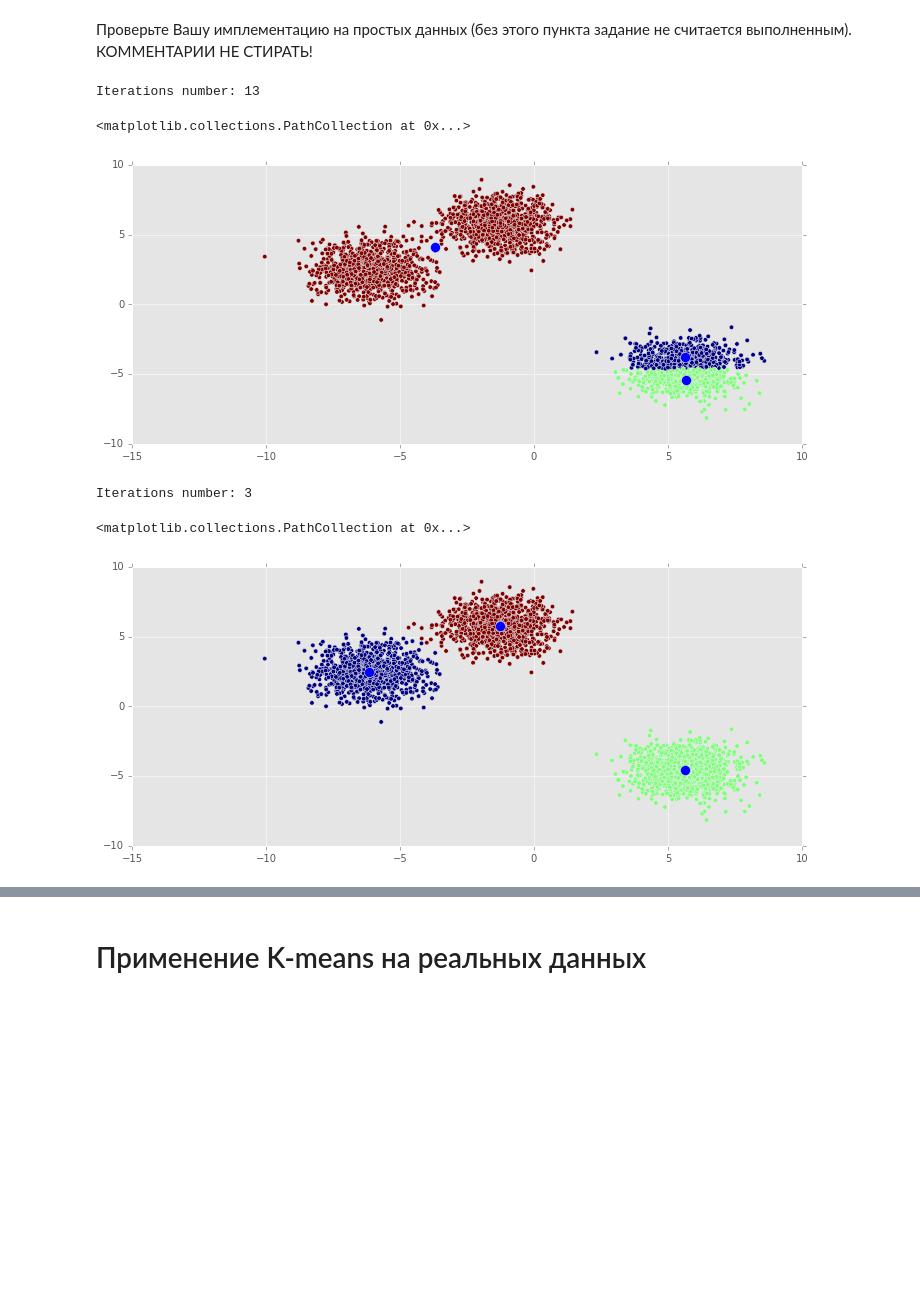
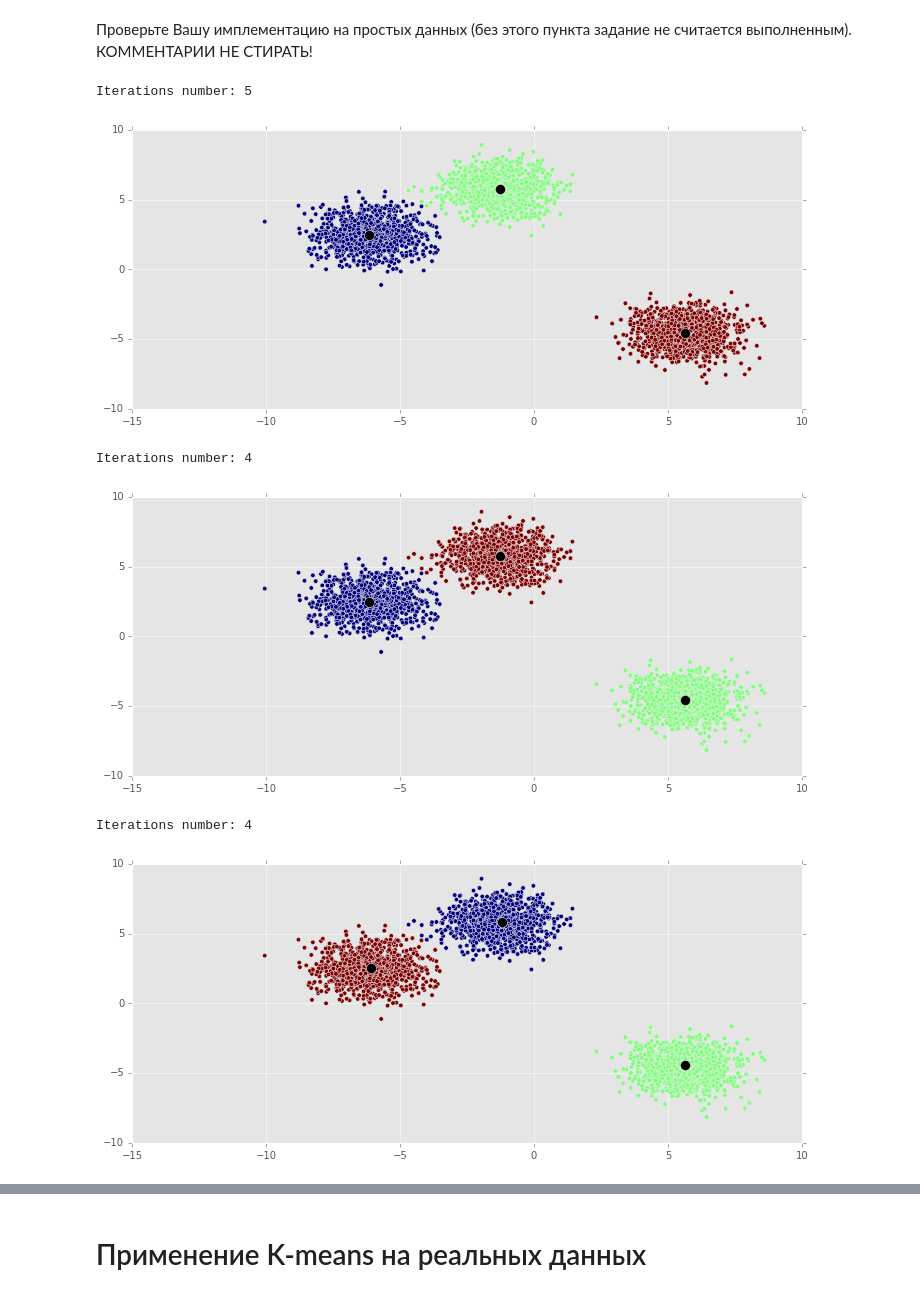
Before and after one commit to dokshina/dm_homework, a Jupyter notebook: dokshina_hw1.ipynb, the cells around one changed output, grey strips where cells are left out. Cells and saved outputs as stored; diff of their text form; code cells hidden in the pictures; blank space fills up the shorter version.

```diff
--- a/dokshina_hw1.ipynb
+++ b/dokshina_hw1.ipynb
@@ -664,15 +274,15 @@ model.fit(X)
 y, centers = model.predict(X)
 
 plt.scatter(X[:,0], X[:, 1], c=y)
-plt.scatter(centers[:, 0], centers[:, 1], s=100)
+plt.scatter(centers[:, 0], centers[:, 1], s=100, c='black')
+plt.show()
 
 # Почти всегда разбивает правильно на 3 кластера,
 # но иногда один из них разбит пополам, а два других объединены.
 # Вероятно, это происходит, когда две случайно выбранные начальные координаты центров попадают в один кластер.
 # %% [output]
-Iterations number: 13
+Iterations number: 5
-<matplotlib.collections.PathCollection at 0x...>
-[figure, old version]
+[figure, new version]
 # %%
 ## Работоспособность KMeans++
 
@@ -684,12 +294,12 @@ model.fit(X)
 y, centers = model.predict(X)
 
 plt.scatter(X[:,0], X[:, 1], c=y)
-plt.scatter(centers[:, 0], centers[:, 1], s=100)
+plt.scatter(centers[:, 0], centers[:, 1], s=100, c='black')
+plt.show()
 
 # Почти всегда разбивает правильно на 3 кластера,
 # но иногда один из них разбит пополам, а два других объединены (вроде бы реже, чем при обычном k-means)
 # Происходит это потому что выбор нового центроида тоже происходит случайно.
 # %% [output]
-Iterations number: 3
+Iterations number: 4
-<matplotlib.collections.PathCollection at 0x...>
-[figure, old version]
+[figure, new version]
@@ -699,0 +306,16 @@ Iterations number: 3
+# %%
+## Работоспособность KMeans с MiniBatchKMeans
+
+X, y = make_blobs(n_samples=3000, n_features=2, centers=3, cluster_std=1,
+           center_box=(-10.0, 10.0), shuffle=False, random_state=1234)
+
+model = MiniBatchKMeans(k=3,  init='random', random_state=123, batch_size=100, max_iter=5)
+model.fit(X)
+y, centers = model.predict(X)
+
+plt.scatter(X[:,0], X[:, 1], c=y)
+plt.scatter(centers[:, 0], centers[:, 1], s=100, c='black')
+plt.show()
+# %% [output]
+Iterations number: 4
+[figure, added]
```
Also changed, not shown: parts of 57 cells of this notebook.
